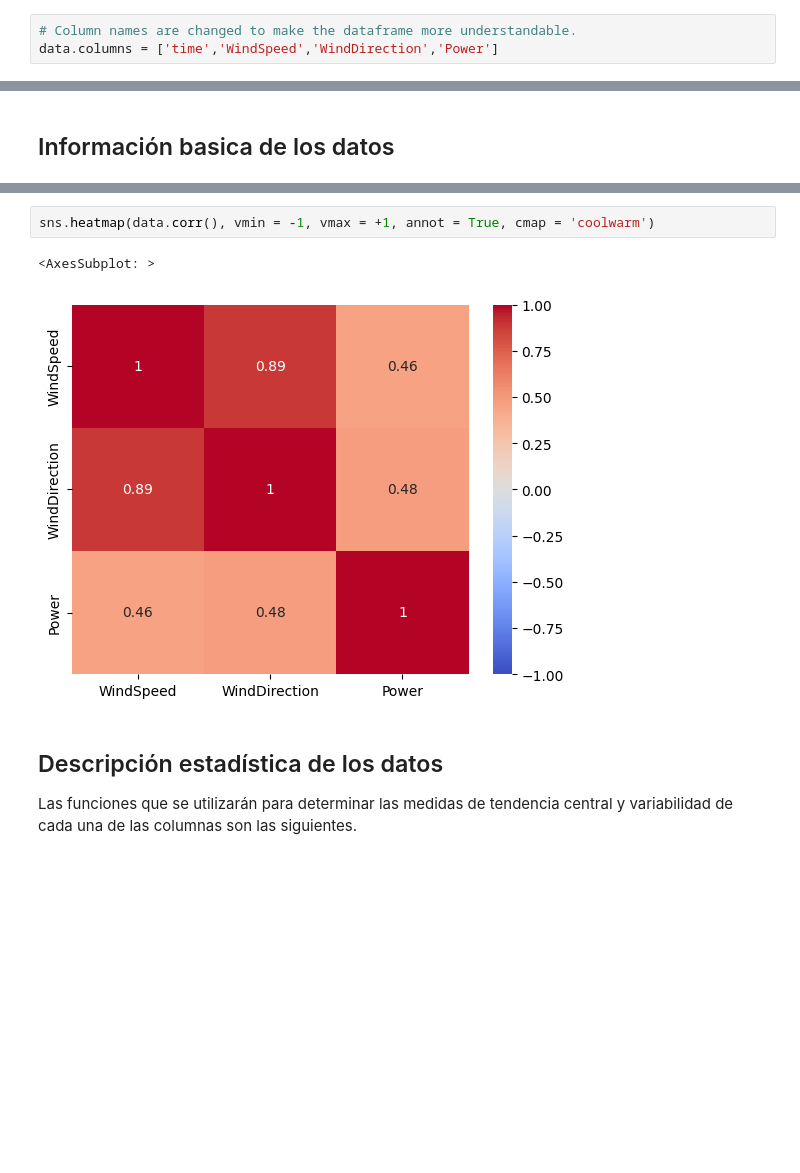
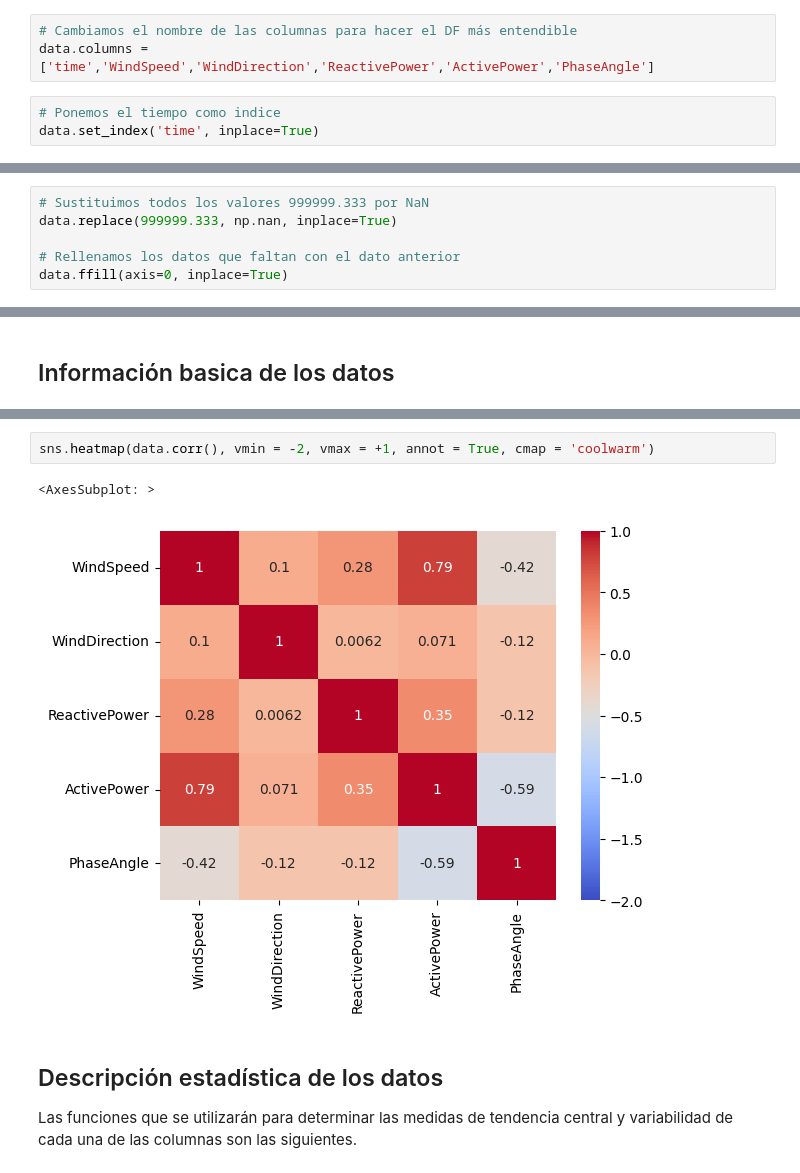
Before and after one commit to BertaVives/Analisis-de-la-insuficiencia-cardiaca, a Jupyter notebook: src/EDA.ipynb, the cells around one changed output, grey strips where cells are left out. Drawn from its saved outputs; the diff is of its cells as text; blank space fills up the shorter version.

```diff
--- a/src/EDA.ipynb
+++ b/src/EDA.ipynb
@@ -19,6 +35,9 @@ data = df[['#time',' R1_WNAC/WdSpd.Mean',' R1_WNAC/WdDir.Mean',' R1_WTRF/TrfGriW
-# %%
-# Column names are changed to make the dataframe more understandable.
-data.columns = ['time','WindSpeed','WindDirection','Power']
+# %%
+# Cambiamos el nombre de las columnas para hacer el DF más entendible
+data.columns = ['time','WindSpeed','WindDirection','ReactivePower','ActivePower','PhaseAngle']
+# %%
+# Ponemos el tiempo como indice
+data.set_index('time', inplace=True)
 # %%
 data
 # %% [output]
@@ -53,0 +72,6 @@ len(data[data.WindDirection > 360])
+# %%
+# Sustituimos todos los valores 999999.333 por NaN
+data.replace(999999.333, np.nan, inplace=True)
+
+# Rellenamos los datos que faltan con el dato anterior
+data.ffill(axis=0, inplace=True)
@@ -82,8 +121,8 @@ data.describe()
 # %%
-sns.heatmap(data.corr(), vmin = -1, vmax = +1, annot = True, cmap = 'coolwarm')
+sns.heatmap(data.corr(), vmin = -2, vmax = +1, annot = True, cmap = 'coolwarm')
 # %% [output]
 <AxesSubplot: >
-[figure, old version]
+[figure, new version]
 # %% [markdown]
 ## Descripción estadística de los datos
 
```
Also changed, not shown: parts of 48 cells of this notebook, 1 other file.
